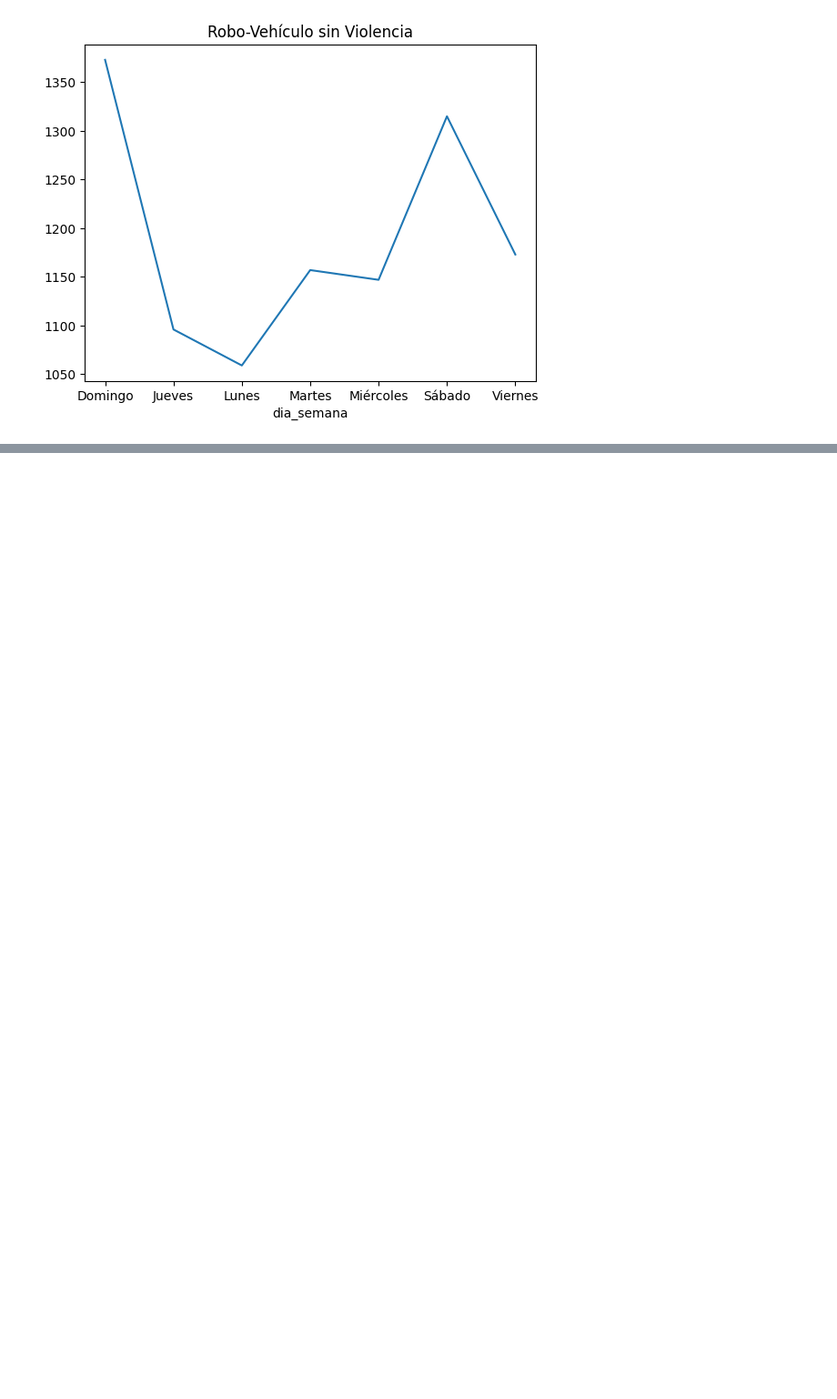
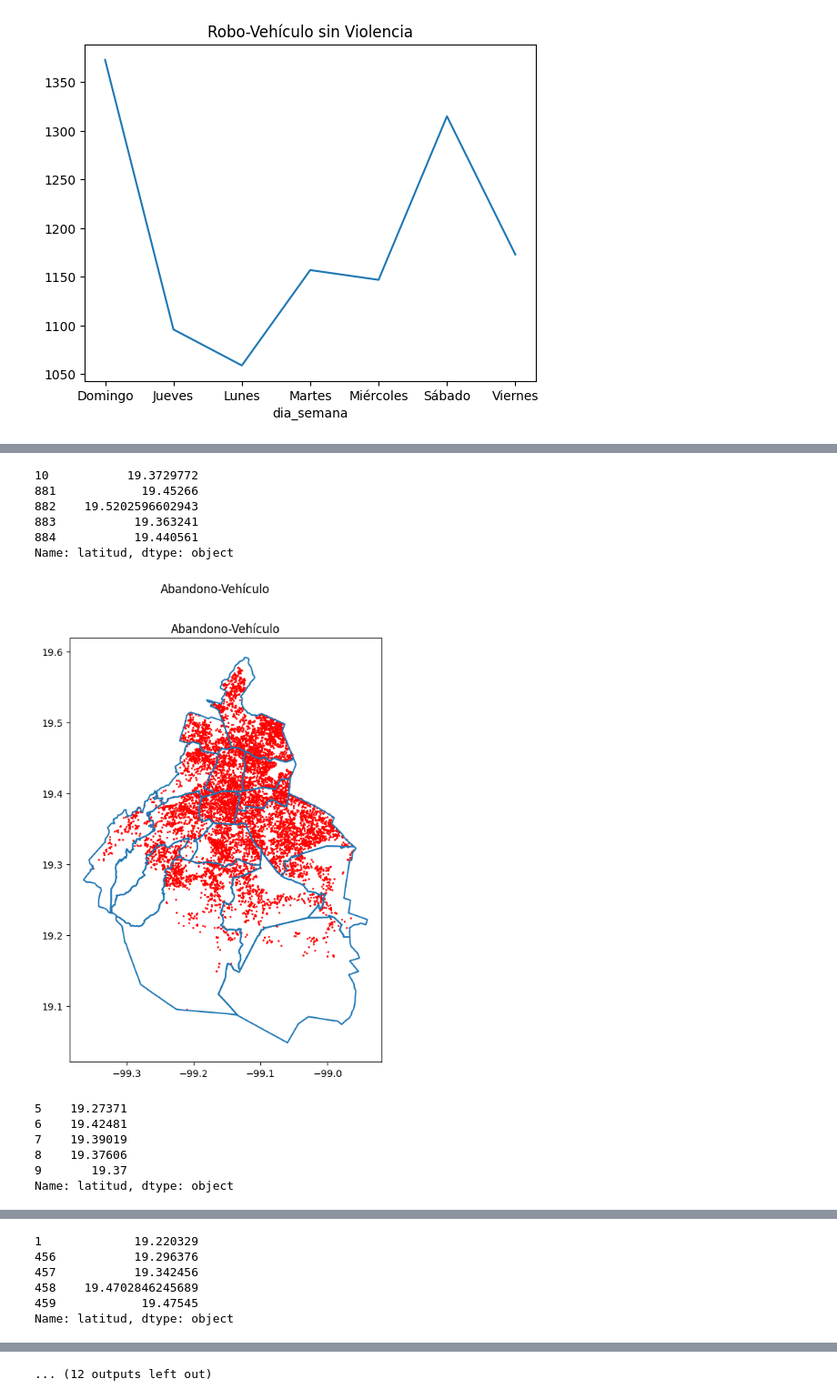
Before and after one commit to M1ndBlast/c5, a Jupyter notebook: tendencias.ipynb, the cells around one changed output, grey strips where cells are left out. Shown at 91% size. Saved outputs shown, nothing was run; the diff lists cells and outputs as text; code cells hidden in the pictures; blank space fills up the shorter version.

```diff
--- a/tendencias.ipynb
+++ b/tendencias.ipynb
@@ -146,7 +213,13 @@ with PdfPages(f'{dir}/{dir}.pdf') as pdf:
         # A Plot for each 4 months, 3 plots in same row
         fig, axes = plt.subplots(nrows=1, ncols=4, figsize=(20, 5))
 
-        delito_df_pt = [delito_df[delito_df['fecha_creacion'] < '04-01'].groupby('fecha_creacion').count()['incidente_c4'], delito_df[(delito_df['fecha_creacion'] >= '04-01') & (delito_df['fecha_creacion'] < '07-01')].groupby('fecha_creacion').count()['incidente_c4'],  delito_df[(delito_df['fecha_creacion'] >= '07-01') & (delito_df['fecha_creacion'] < '10-01')].groupby('fecha_creacion').count()['incidente_c4'], delito_df[(delito_df['fecha_creacion'] >= '10-01')].groupby('fecha_creacion').count()['incidente_c4']]
+
+        delito_df_pt = [
+			delito_df[delito_df['fecha_creacion'] < '04-01'].groupby('fecha_creacion').count()['incidente_c4'],
+			delito_df[(delito_df['fecha_creacion'] >= '04-01') & (delito_df['fecha_creacion'] < '07-01')].groupby('fecha_creacion').count()['incidente_c4'],
+			delito_df[(delito_df['fecha_creacion'] >= '07-01') & (delito_df['fecha_creacion'] < '10-01')].groupby('fecha_creacion').count()['incidente_c4'],
+			delito_df[(delito_df['fecha_creacion'] >= '10-01')].groupby('fecha_creacion').count()['incidente_c4']
+		]
 
         plottrimestral(delito_df_pt[0], axes[0])
         plottrimestral(delito_df_pt[1], axes[1])
@@ -178,0 +242,61 @@ with PdfPages(f'{dir}/{dir}.pdf') as pdf:
+# %%
+import geopandas as gpd
+from shapely.geometry import Point, Polygon
+
+dir = 'geolocalizacion'
+if not os.path.exists(dir):
+    os.makedirs(dir)
+
+# Obtain the map of Mexico
+mx = gpd.read_file('mapa_mexico/')\
+		.set_index('CLAVE')\
+		.to_crs(epsg=4326)
+
+# Coordinate reference system : WGS84
+crs = {'init': 'epsg:4326'}
+
+with PdfPages(f'{dir}/{dir}.pdf') as pdf:
+    for delito, delito_df in df_delitos:
+
+        print(delito_df['latitud'].head())
+
+        # obtain the map of Mexico City with the geometry of the city
+        mxcity = mx.query('CVE_EDO==\"09\"')
+        #print(mxcity.head())
+        fig, ax = plt.subplots()
+        # cmap to empty to avoid the color of the map
+        mxcity.boundary.plot(ax=ax)
+        fig.set_size_inches(12, 8)
+
+        # set title with df incidente_c4
+        ax.set_title(delito)
+
+
+
+        # Create a new column with the geometry of the points
+        delito_df['geometry'] = delito_df.apply(lambda x: Point((float(x.longitud), float(x.latitud))), axis=1)
+        # Create a new dataframe with the geometry of the points
+        gdf = gpd.GeoDataFrame(delito_df, crs=crs, geometry='geometry')
+        # Plot the points
+        gdf.plot(ax=ax, color='red', markersize=1)
+        fig.set_size_inches(12, 8)
+
+        plt.suptitle(delito)
+        pdf.savefig()
+        plt.savefig(f"{dir}/{delito}.png")
+        plt.show()
+        plt.close()
+# %% [output]
+10           19.3729772
+881            19.45266
+882    19.5202596602943
+883           19.363241
+884           19.440561
+Name: latitud, dtype: object
+[figure, added]
+5    19.27371
+6    19.42481
+7    19.39019
+8    19.37606
+9       19.37
+Name: latitud, dtype: object
@@ -178,0 +304,6 @@ with PdfPages(f'{dir}/{dir}.pdf') as pdf:
+1             19.220329
+456           19.296376
+457           19.342456
+458    19.4702846245689
+459            19.47545
+Name: latitud, dtype: object
@@ -178,0 +332 @@ with PdfPages(f'{dir}/{dir}.pdf') as pdf:
+... (12 outputs left out)
```
Also changed, not shown: parts of 8 cells of this notebook, 1 other file.
